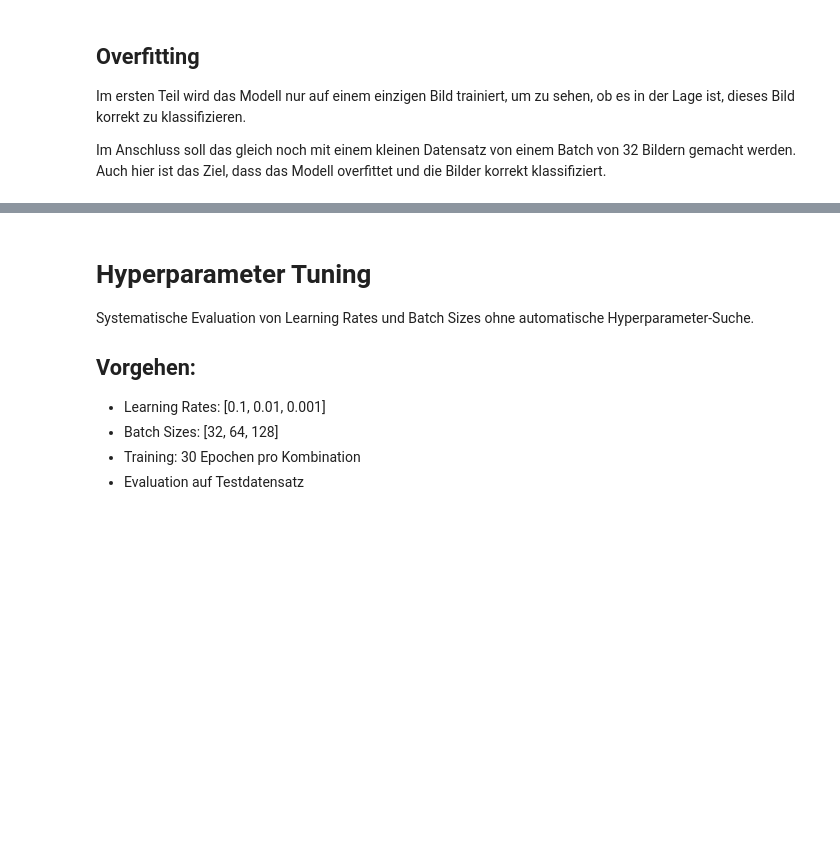
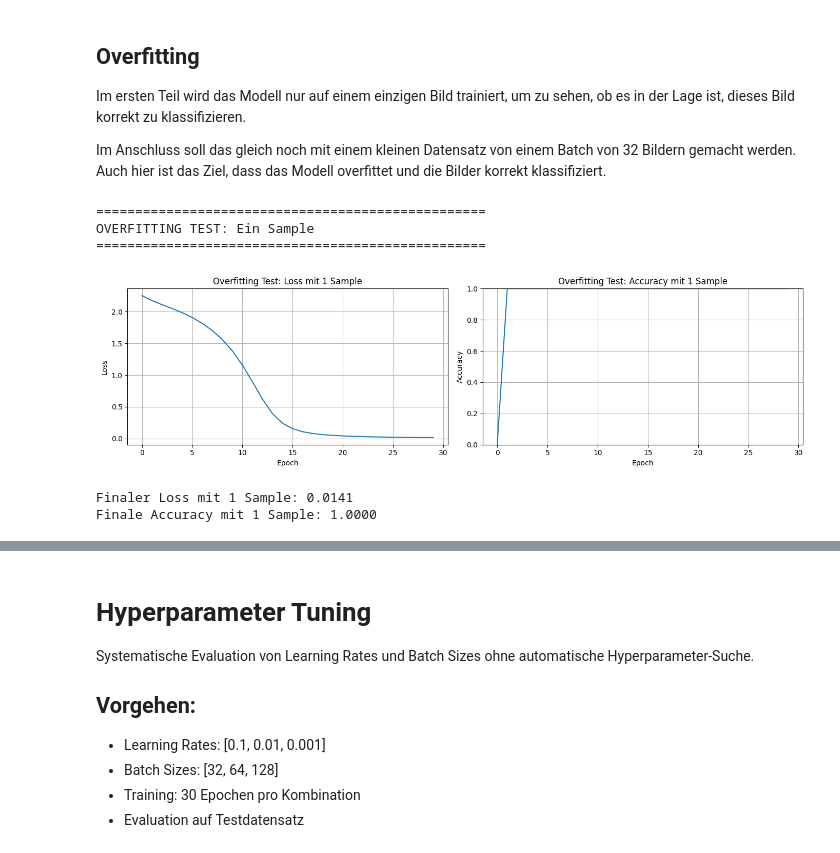
Before and after one commit to adrianmeier2002/DEL, a Jupyter notebook: MC.ipynb, the cells around one changed output, grey strips where cells are left out. Drawn from its saved outputs; the diff is of its cells as text; code cells hidden in the pictures; blank space fills up the shorter version.

```diff
--- a/MC.ipynb
+++ b/MC.ipynb
@@ -280,43 +295,60 @@ Im Anschluss soll das gleich noch mit einem kleinen Datensatz von einem Batch vo
 # %%
 # Overfit Test: Trainiere nur auf einem Sample
 print("=" * 50)
 print("OVERFITTING TEST: Ein Sample")
 print("=" * 50)
 
 model_test = BaselineCNN().to(device)
 optimizer_test = optim.SGD(model_test.parameters(), lr=0.01)
-criterion_test = nn.CrossEntropyLoss()
 
 # Einen Sample nehmen
 sample_image, sample_label = train_dataset[0]
-sample_image = sample_image.unsqueeze(0).to(device)
-sample_label = sample_label.unsqueeze(0).to(device)
+sample_image = sample_image.unsqueeze(0)
+sample_label = torch.tensor([sample_label])
+
+# DataLoader für das Sample erstellen
+from torch.utils.data import TensorDataset
+sample_dataset = TensorDataset(sample_image, sample_label)
+sample_loader = DataLoader(sample_dataset, batch_size=1, shuffle=False)
 
 # Mit diesem einen Sample für viele Epochen trainieren
 test_epochs = 30
 test_losses = []
+test_accs = []
 
 for epoch in range(test_epochs):
-    model_test.train()
-    optimizer_test.zero_grad()
-
-    output = model_test(sample_image)
-    loss = criterion_test(output, sample_label)
-    loss.backward()
-    optimizer_test.step()
-
-    test_losses.append(loss.item())
+    loss, acc= train_epoch(model_test, sample_loader, optimizer_test, criterion, device)
+    test_losses.append(loss)
+    test_accs.append(acc)
 
 # Visualisieren
-plt.figure(figsize=(10, 4))
-plt.plot(test_losses)
-plt.xlabel("Epoch")
-plt.ylabel("Loss")
-plt.title("Overfitting Test: Loss mit 1 Sample")
-plt.grid()
+fig, axes = plt.subplots(1, 2, figsize=(14, 4))
+
+axes[0].plot(test_losses)
+axes[0].set_xlabel("Epoch")
+axes[0].set_ylabel("Loss")
+axes[0].set_title("Overfitting Test: Loss mit 1 Sample")
+axes[0].grid()
+
+axes[1].plot(test_accs)
+axes[1].set_xlabel("Epoch")
+axes[1].set_ylabel("Accuracy")
+axes[1].set_title("Overfitting Test: Accuracy mit 1 Sample")
+axes[1].grid()
+axes[1].set_ylim([0, 1])
+
+plt.tight_layout()
 plt.show()
 
 print(f"Finaler Loss mit 1 Sample: {test_losses[-1]:.4f}")
+print(f"Finale Accuracy mit 1 Sample: {test_accs[-1]:.4f}")
+# %% [output]
+==================================================
+OVERFITTING TEST: Ein Sample
+==================================================
+[figure, added]
+Finaler Loss mit 1 Sample: 0.0141
+Finale Accuracy mit 1 Sample: 1.0000
 # %%
 # Overfit Test: Trainiere nur auf einem Batch von 32 Samples
 print("\n" + "=" * 50)
```
Also changed, not shown: parts of 12 cells of this notebook, 6 other files.
